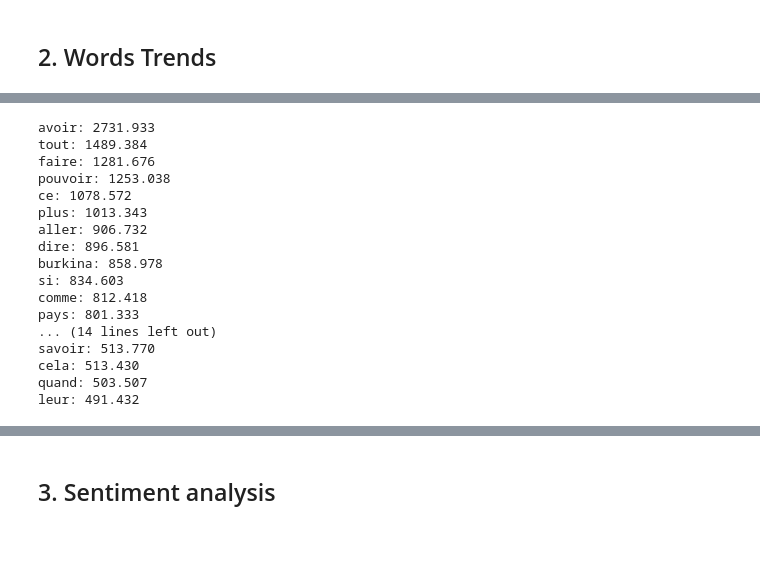
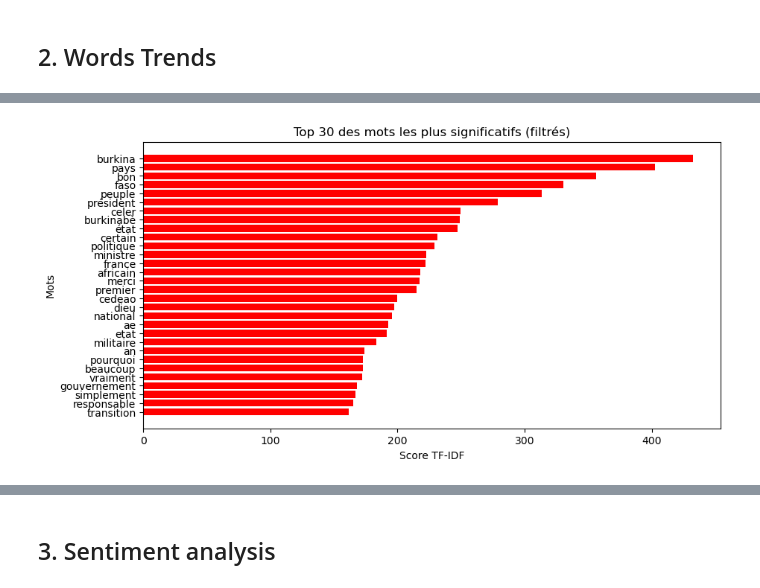
Before and after one commit to WalkerStanislas/Analysis-of-new-trends-in-BF, a Jupyter notebook: Scraping & Analysis/sentiment_analysis.ipynb, the cells around one changed output, grey strips where cells are left out. Saved outputs shown, nothing was run; the diff lists cells and outputs as text; code cells hidden in the pictures; blank space fills up the shorter version.

```diff
--- a/Scraping & Analysis/sentiment_analysis.ipynb
+++ b/Scraping & Analysis/sentiment_analysis.ipynb
@@ -181,7 +189,7 @@ data
 # Using TF-IDF for mesuring the importance of words
 from sklearn.feature_extraction.text import TfidfVectorizer
 # %%
-vectorizer = TfidfVectorizer(max_features=100)
+vectorizer = TfidfVectorizer(max_features=1000)
 
 tfid_matrix = vectorizer.fit_transform(data["cleanned_text"])
 # %%
@@ -206,0 +247,9 @@ array(['2024', 'africain', 'ainsi', 'aller', 'an', 'année', 'apparaître',
+# %%
+# Filtrer les mots importants
+mots_scores = sorted(
+    [(mot, score) for mot, score in zip(mots_importants, scores) if mot.lower() not in stopwords_perso],
+    key=lambda x: x[1], reverse=True
+)
+# Affichage des 30 mots les plus importants
+for mot, score in mots_scores[:30]:
+    print(f"{mot}: {score:.3f}")
@@ -207,26 +274,13 @@ array(['2024', 'africain', 'ainsi', 'aller', 'an', 'année', 'apparaître',
 # %%
-import numpy as np
-scores = np.sum(tfid_matrix.toarray(), axis=0)  # Somme des valeurs TF-IDF de chaque mot
-mots_scores = sorted(zip(mots_importants, scores), key=lambda x: x[1], reverse=True)
-
-# Affichage des 30 mots les plus importants
-for mot, score in mots_scores[:30]:
-    print(f"{mot}: {score:.3f}")
+# Visualisation
+import matplotlib.pyplot as plt
+mots_top, scores_top = zip(*mots_scores[:30])
+plt.figure(figsize=(10, 5))
+plt.barh(mots_top, scores_top, color='red')
+plt.xlabel("Score TF-IDF")
+plt.ylabel("Mots")
+plt.title("Top 30 des mots les plus significatifs (filtrés)")
+plt.gca().invert_yaxis()
+plt.show()
 # %% [output]
-avoir: 2731.933
-tout: 1489.384
-faire: 1281.676
-pouvoir: 1253.038
-ce: 1078.572
-plus: 1013.343
-aller: 906.732
-dire: 896.581
-burkina: 858.978
-si: 834.603
-comme: 812.418
-pays: 801.333
-... (14 lines left out)
-savoir: 513.770
-cela: 513.430
-quand: 503.507
-leur: 491.432
+[figure, added]
```
Also changed, not shown: parts of 12 cells of this notebook, 1 other file.
